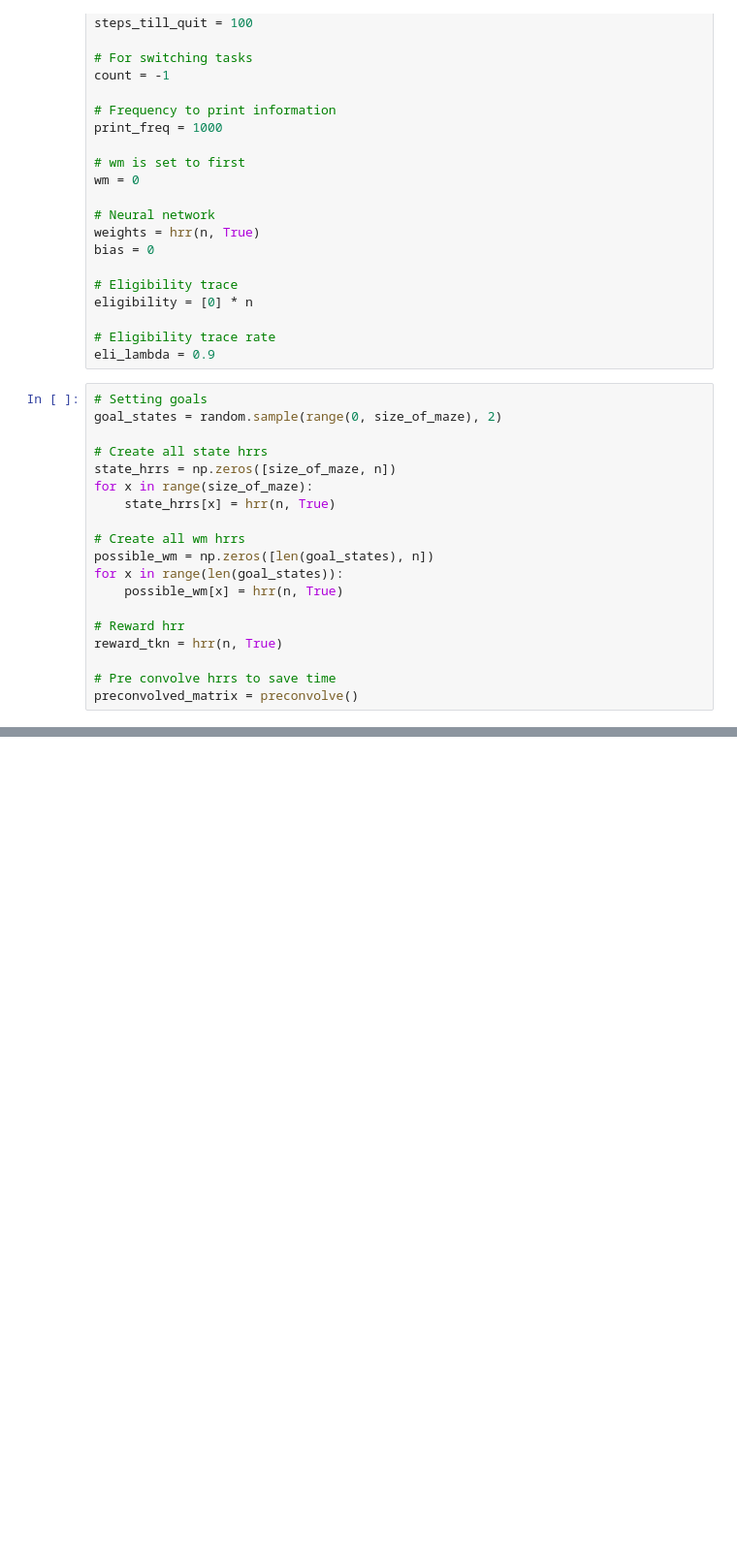
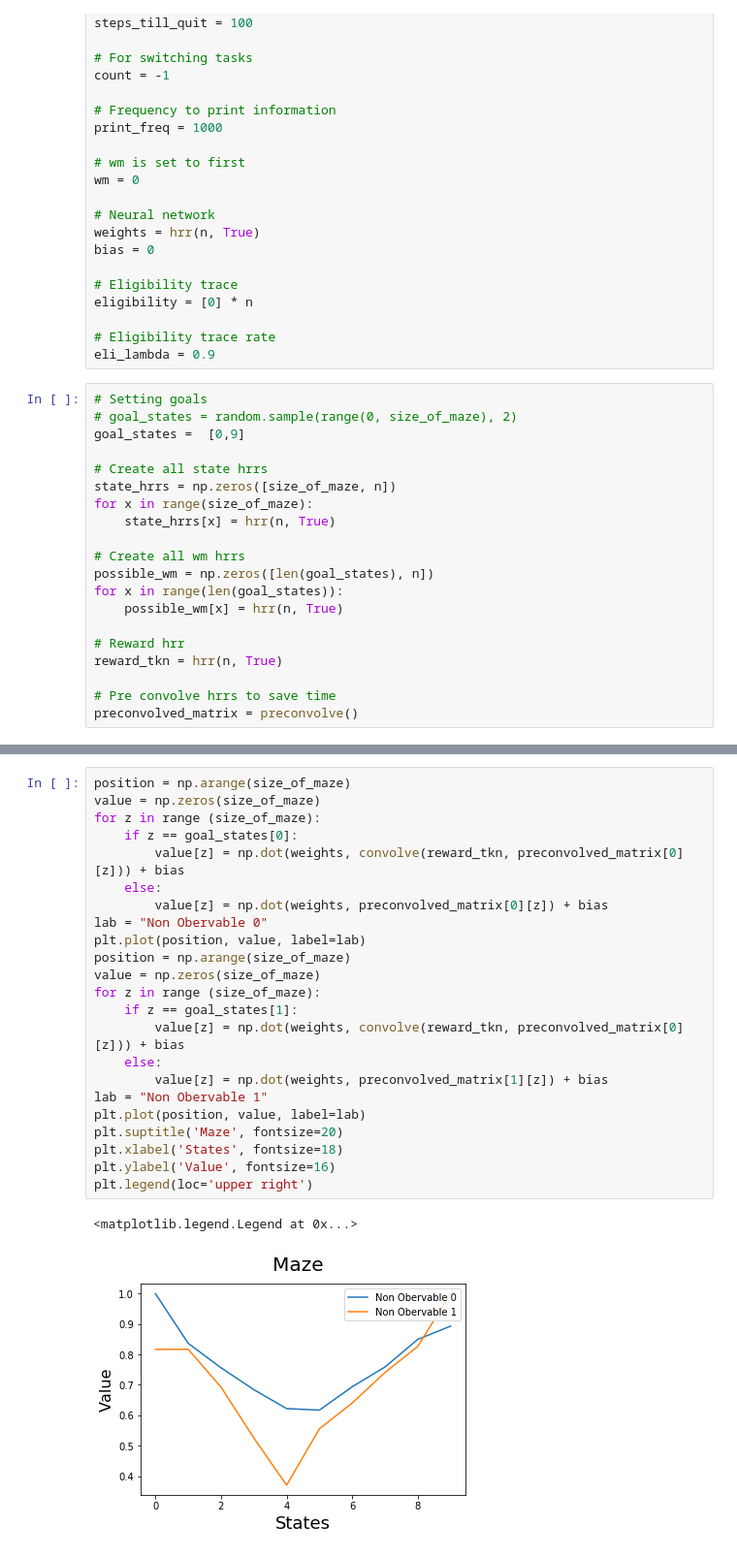
Before and after one commit to nibraaska/Working-Memory-Temporal-Difference, a Jupyter notebook: 1d_uni_switch_tkn_simplified.ipynb, the cells around one changed output, grey strips where cells are left out. Shown at 97% size. Saved outputs shown, nothing was run; the diff lists cells and outputs as text; blank space fills up the shorter version.

```diff
--- a/1d_uni_switch_tkn_simplified.ipynb
+++ b/1d_uni_switch_tkn_simplified.ipynb
@@ -131,7 +131,8 @@ eligibility = [0] * n
 eli_lambda = 0.9
 # %%
 # Setting goals
-goal_states = random.sample(range(0, size_of_maze), 2)
+# goal_states = random.sample(range(0, size_of_maze), 2)
+goal_states =  [0,9]
 
 # Create all state hrrs
 state_hrrs = np.zeros([size_of_maze, n])
@@ -202 +210,27 @@ for x in range(episodes):
+# %%
+position = np.arange(size_of_maze)
+value = np.zeros(size_of_maze)
+for z in range (size_of_maze):
+    if z == goal_states[0]:
+        value[z] = np.dot(weights, convolve(reward_tkn, preconvolved_matrix[0][z])) + bias
+    else:
+        value[z] = np.dot(weights, preconvolved_matrix[0][z]) + bias
+lab = "Non Obervable 0"
+plt.plot(position, value, label=lab)
+position = np.arange(size_of_maze)
+value = np.zeros(size_of_maze)
+for z in range (size_of_maze):
+    if z == goal_states[1]:
+        value[z] = np.dot(weights, convolve(reward_tkn, preconvolved_matrix[0][z])) + bias
+    else:
+        value[z] = np.dot(weights, preconvolved_matrix[1][z]) + bias
+lab = "Non Obervable 1"
+plt.plot(position, value, label=lab)
+plt.suptitle('Maze', fontsize=20)
+plt.xlabel('States', fontsize=18)
+plt.ylabel('Value', fontsize=16)
+plt.legend(loc='upper right')
+# %% [output]
+<matplotlib.legend.Legend at 0x...>
+[figure, added]
 # %%
```
Also changed, not shown: parts of 3 cells of this notebook, 3 other files.
